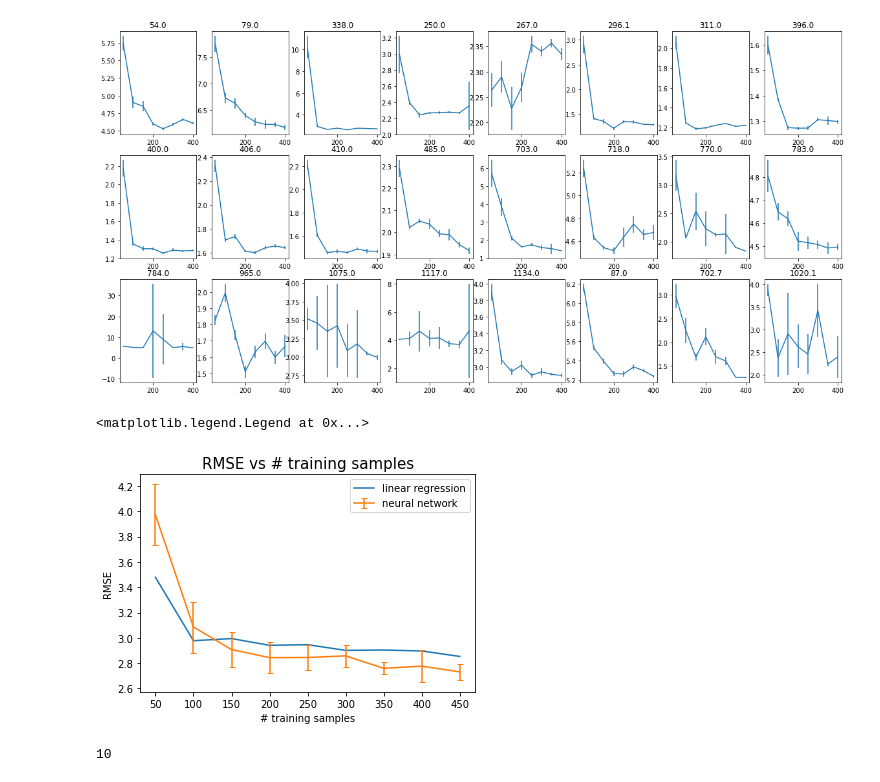
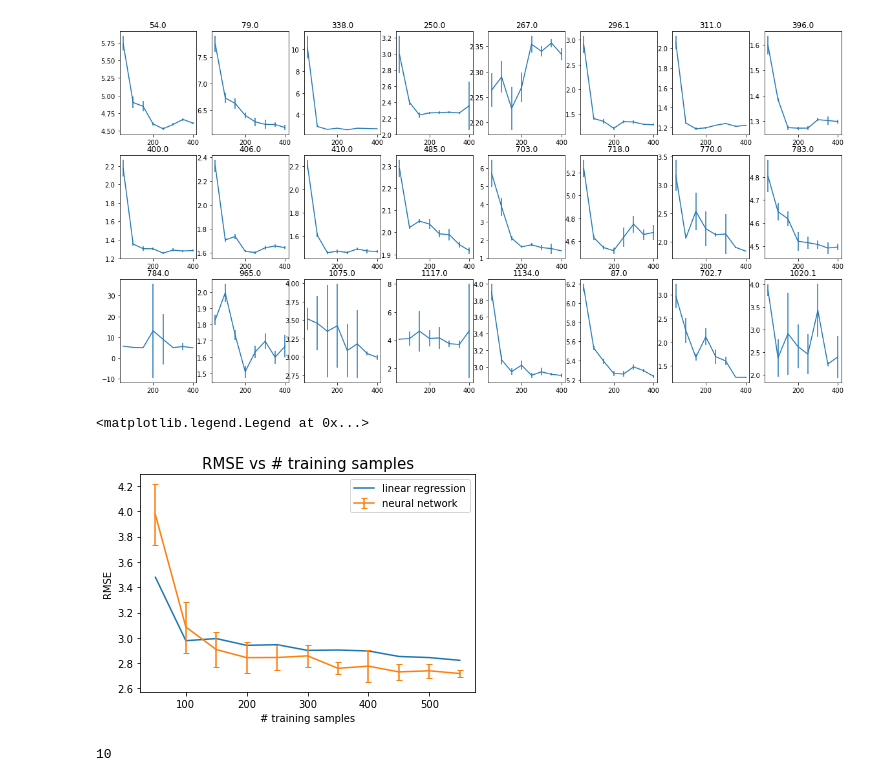
Before and after one commit to yusukemh/StatisticalDownscaling, a Jupyter notebook: writeup/study_single.ipynb, the cells around one changed output. Cells and saved outputs as stored; diff of their text form; code cells hidden in the pictures.

```diff
--- a/writeup/study_single.ipynb
+++ b/writeup/study_single.ipynb
@@ -236,7 +236,7 @@ from sklearn.linear_model import LinearRegression
 columns = C_SINGLE
 df_train, df_test = load_data(columns + C_COMMON, FILENAME)
 y_lr = []
-for p in [i for i in range(50, 500, 50)]:
+for p in [i for i in range(50, 600, 50)]:
     rmse_n = []
     for skn in df_train['skn'].unique():
         df_train_station = df_train[df_train['skn'] == skn].iloc[-p:]
@@ -253,30 +253,30 @@ for p in [i for i in range(50, 500, 50)]:
 # %%
 # station 784 is noisy
 skns = df_train['skn'].unique()
 # skns = skns[skns != 784]
 
-x = range(50, 500, 50)
+x = range(50, 600, 50)
 y, yerr = np.zeros((len(x), len(skns))), np.zeros((len(x), len(skns)))
 for i, p in enumerate(x):
     df = pd.read_csv(f'nn_hyperparameter_tuning/obtain_result/n_{p}_no_retrain.csv')
     for j, skn in enumerate(skns):
         y[i,j] = df[df['skn'] == skn]['rmse_nn']
         yerr[i,j] = df[df['skn'] == skn]['rmse_std_nn']
 y = y.mean(axis=1)
 yerr = yerr.mean(axis=1)
 yerr = np.clip(yerr, a_min=0, a_max=None)
 fig, ax = plt.subplots(1)
 # simple plot for linear regression
 ax.plot(x, y_lr, label='linear regression')
 # error bar for NN
 ax.errorbar(x=x[:], y=y[:], yerr=yerr[:], capsize=3, label='neural network')
 ax.set_title('RMSE vs # training samples', fontsize=15)
 ax.set_xlabel('# training samples')
 ax.set_ylabel('RMSE')
 ax.legend()
 # %% [output]
 <matplotlib.legend.Legend at 0x...>
-[figure, old version]
+[figure, new version]
 # %%
 skns = df_train['skn'].unique()
 skns = skns[skns != 784]
```
Also changed, not shown: 3 other files.
